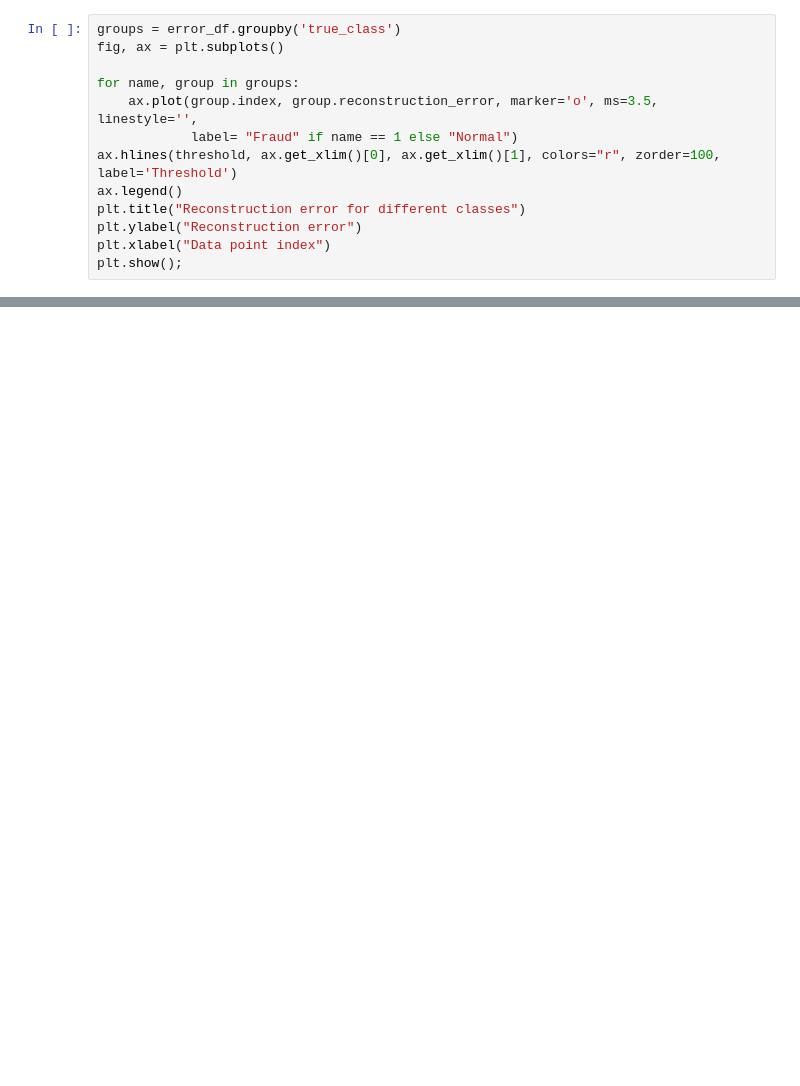
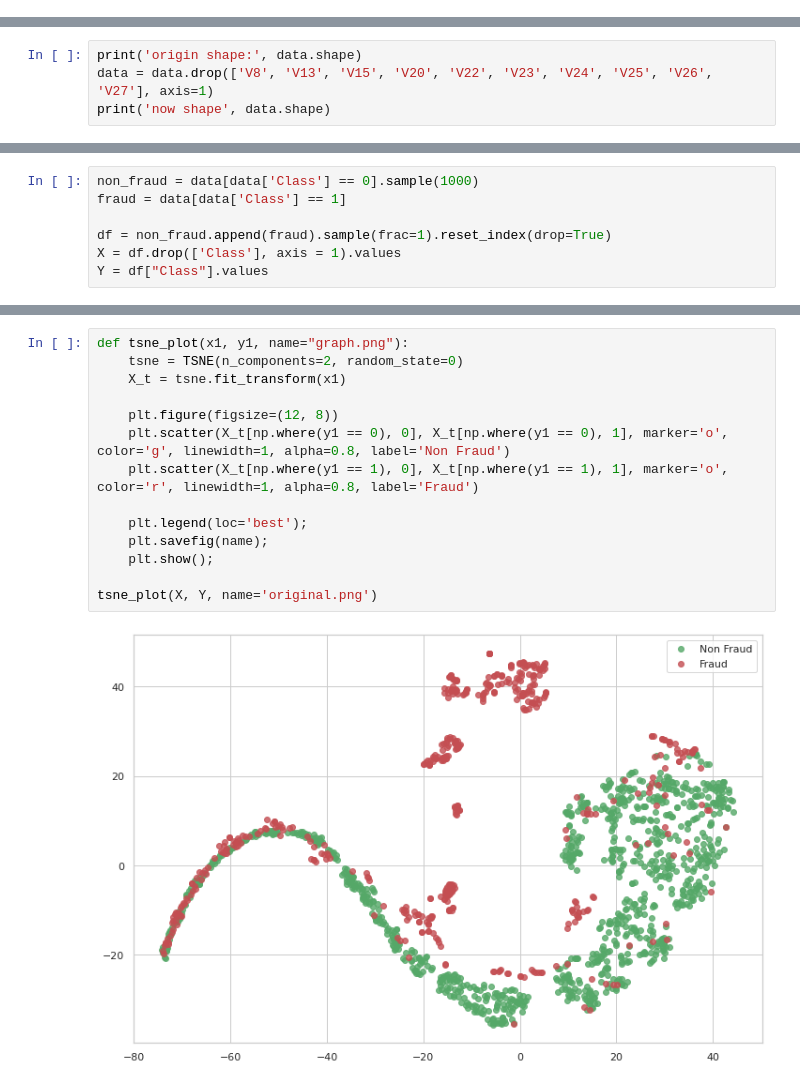
Before and after one commit to yuukidach/Credit-Card-Fraud-Detection, a Jupyter notebook: fraud_detection.ipynb, the cells around one changed output, grey strips where cells are left out. Saved outputs shown, nothing was run; the diff lists cells and outputs as text; blank space fills up the shorter version.

```diff
--- a/fraud_detection.ipynb
+++ b/fraud_detection.ipynb
@@ -296,13 +0,0 @@ And see how well we're dividing the two types of transactions:
-# %%
-groups = error_df.groupby('true_class')
-fig, ax = plt.subplots()
-
-for name, group in groups:
-    ax.plot(group.index, group.reconstruction_error, marker='o', ms=3.5, linestyle='',
-            label= "Fraud" if name == 1 else "Normal")
-ax.hlines(threshold, ax.get_xlim()[0], ax.get_xlim()[1], colors="r", zorder=100, label='Threshold')
-ax.legend()
-plt.title("Reconstruction error for different classes")
-plt.ylabel("Reconstruction error")
-plt.xlabel("Data point index")
-plt.show();
@@ -344,0 +42,4 @@ Text(0.5, 1.0, '2-class Precision-Recall curve: AUC=0.16')
+# %%
+print('origin shape:', data.shape)
+data = data.drop(['V8', 'V13', 'V15', 'V20', 'V22', 'V23', 'V24', 'V25', 'V26', 'V27'], axis=1)
+print('now shape', data.shape)
@@ -344,0 +64,7 @@ Text(0.5, 1.0, '2-class Precision-Recall curve: AUC=0.16')
+# %%
+non_fraud = data[data['Class'] == 0].sample(1000)
+fraud = data[data['Class'] == 1]
+
+df = non_fraud.append(fraud).sample(frac=1).reset_index(drop=True)
+X = df.drop(['Class'], axis = 1).values
+Y = df["Class"].values
@@ -344,0 +77,16 @@ Text(0.5, 1.0, '2-class Precision-Recall curve: AUC=0.16')
+# %%
+def tsne_plot(x1, y1, name="graph.png"):
+    tsne = TSNE(n_components=2, random_state=0)
+    X_t = tsne.fit_transform(x1)
+
+    plt.figure(figsize=(12, 8))
+    plt.scatter(X_t[np.where(y1 == 0), 0], X_t[np.where(y1 == 0), 1], marker='o', color='g', linewidth=1, alpha=0.8, label='Non Fraud')
+    plt.scatter(X_t[np.where(y1 == 1), 0], X_t[np.where(y1 == 1), 1], marker='o', color='r', linewidth=1, alpha=0.8, label='Fraud')
+
+    plt.legend(loc='best');
+    plt.savefig(name);
+    plt.show();
+
+tsne_plot(X, Y, name='original.png')
+# %% [output]
+[figure, added]
```
Also changed, not shown: parts of 68 cells of this notebook, 2 other files.
